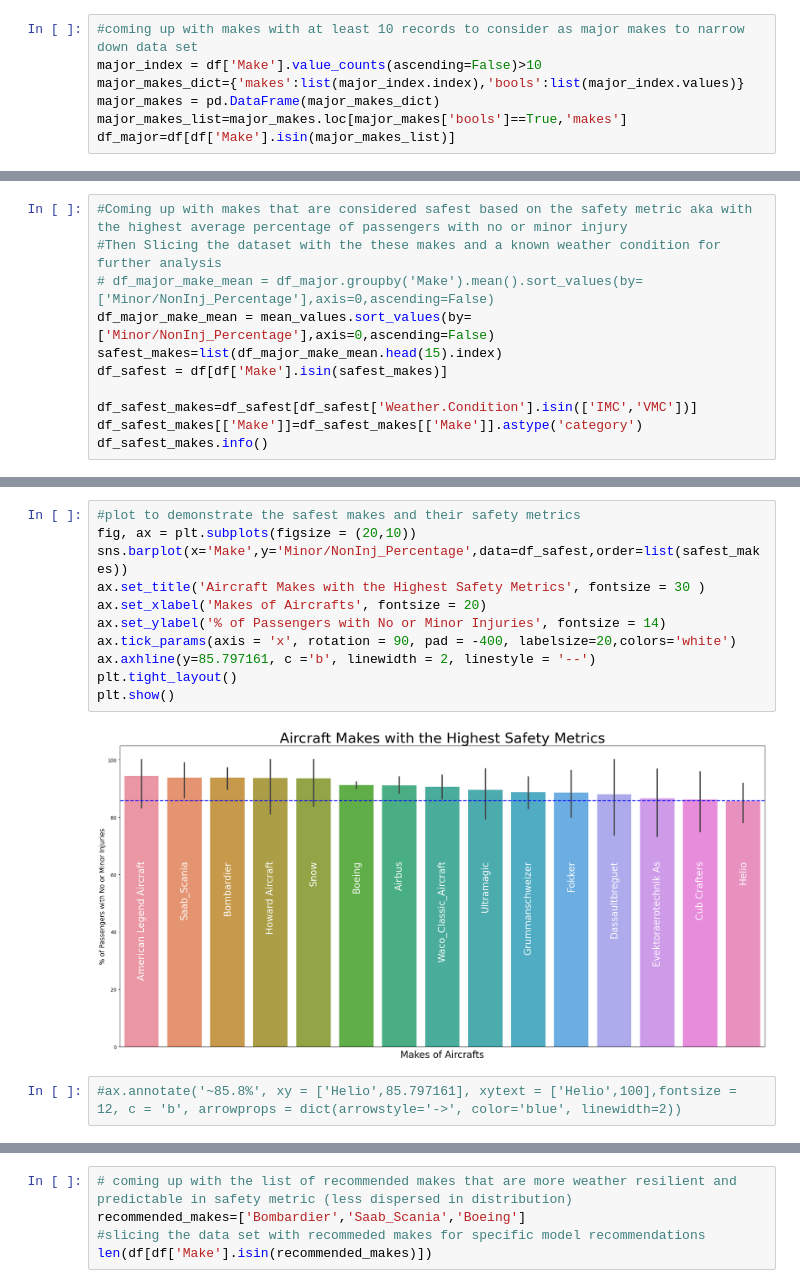
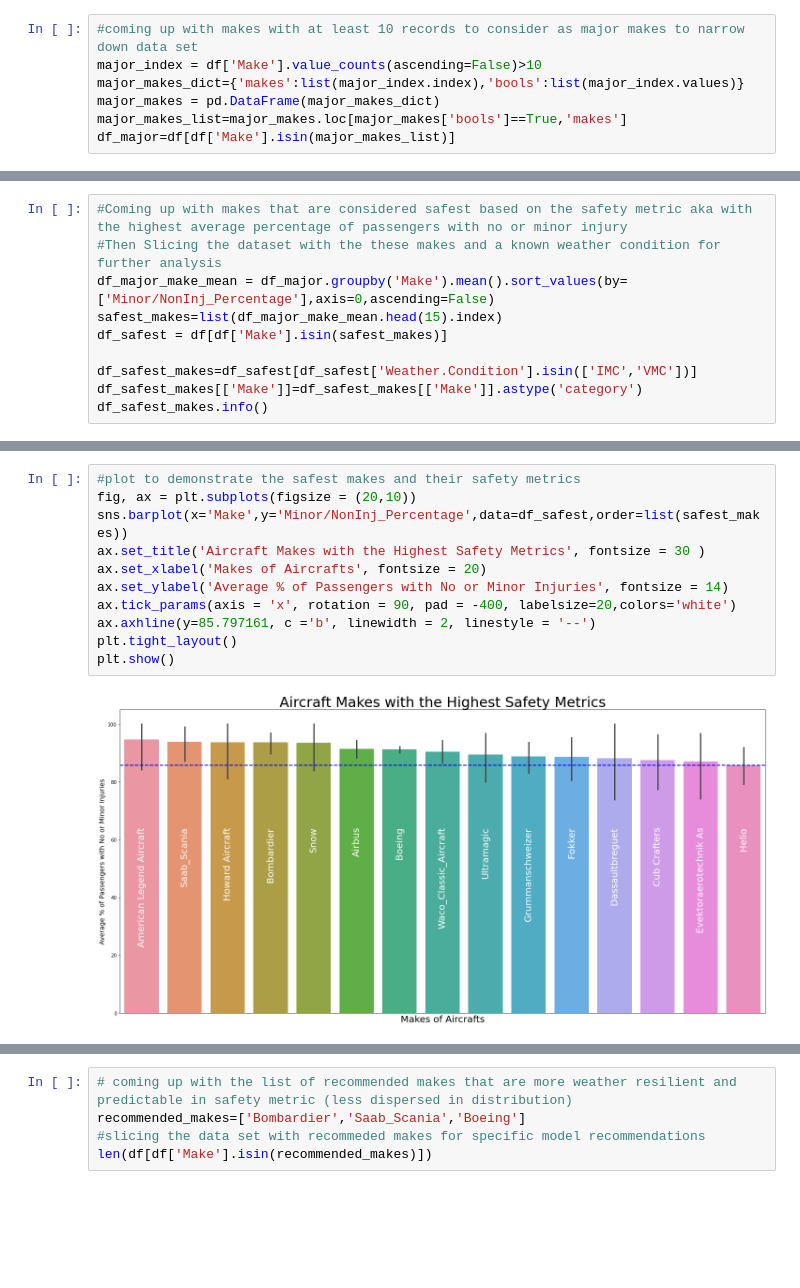
Before and after one commit to sunnywithcurlyhair/DS-Project-1, a Jupyter notebook: Aviation_Analysis.ipynb, the cells around one changed output, grey strips where cells are left out. Saved outputs shown, nothing was run; the diff lists cells and outputs as text; blank space fills up the shorter version.

```diff
--- a/Aviation_Analysis.ipynb
+++ b/Aviation_Analysis.ipynb
@@ -86,8 +85,7 @@ mean_values = grouped.apply(lambda x: x.select_dtypes(include=['float64']).mean(
 # %%
 #Coming up with makes that are considered safest based on the safety metric aka with the highest average percentage of passengers with no or minor injury
 #Then Slicing the dataset with the these makes and a known weather condition for further analysis
-# df_major_make_mean = df_major.groupby('Make').mean().sort_values(by=['Minor/NonInj_Percentage'],axis=0,ascending=False)
-df_major_make_mean = mean_values.sort_values(by=['Minor/NonInj_Percentage'],axis=0,ascending=False)
+df_major_make_mean = df_major.groupby('Make').mean().sort_values(by=['Minor/NonInj_Percentage'],axis=0,ascending=False)
 safest_makes=list(df_major_make_mean.head(15).index)
 df_safest = df[df['Make'].isin(safest_makes)]
 
@@ -154,15 +152,13 @@ plt.show()
 # %%
 #plot to demonstrate the safest makes and their safety metrics
 fig, ax = plt.subplots(figsize = (20,10))
 sns.barplot(x='Make',y='Minor/NonInj_Percentage',data=df_safest,order=list(safest_makes))
 ax.set_title('Aircraft Makes with the Highest Safety Metrics', fontsize = 30 )
 ax.set_xlabel('Makes of Aircrafts', fontsize = 20)
-ax.set_ylabel('% of Passengers with No or Minor Injuries', fontsize = 14)
+ax.set_ylabel('Average % of Passengers with No or Minor Injuries', fontsize = 14)
 ax.tick_params(axis = 'x', rotation = 90, pad = -400, labelsize=20,colors='white')
 ax.axhline(y=85.797161, c ='b', linewidth = 2, linestyle = '--')
 plt.tight_layout()
 plt.show()
 # %% [output]
-[figure, old version]
+[figure, new version]
-# %%
-#ax.annotate('~85.8%', xy = ['Helio',85.797161], xytext = ['Helio',100],fontsize = 12, c = 'b', arrowprops = dict(arrowstyle='->', color='blue', linewidth=2))
```
Also changed, not shown: parts of 21 cells of this notebook, 1 other file.
